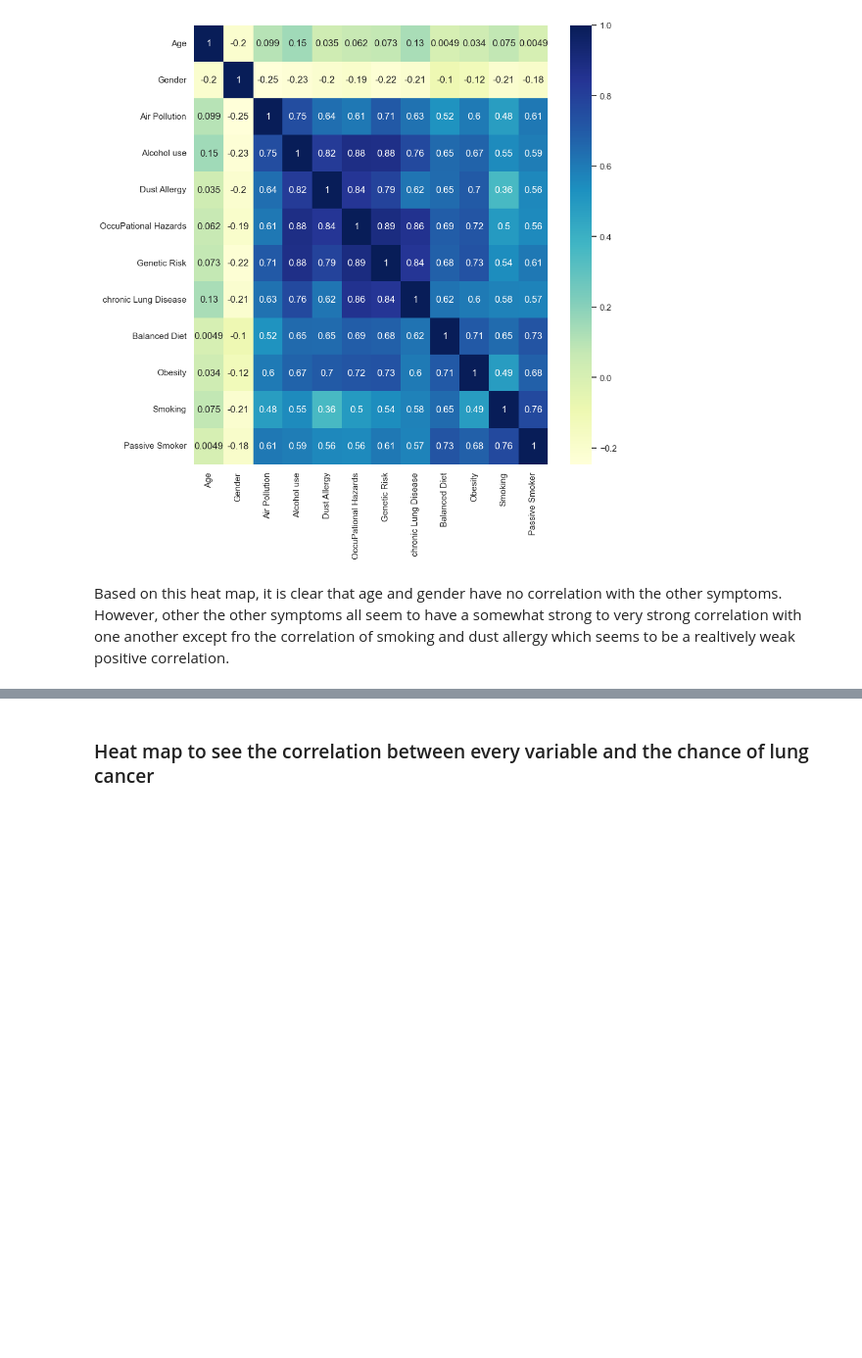
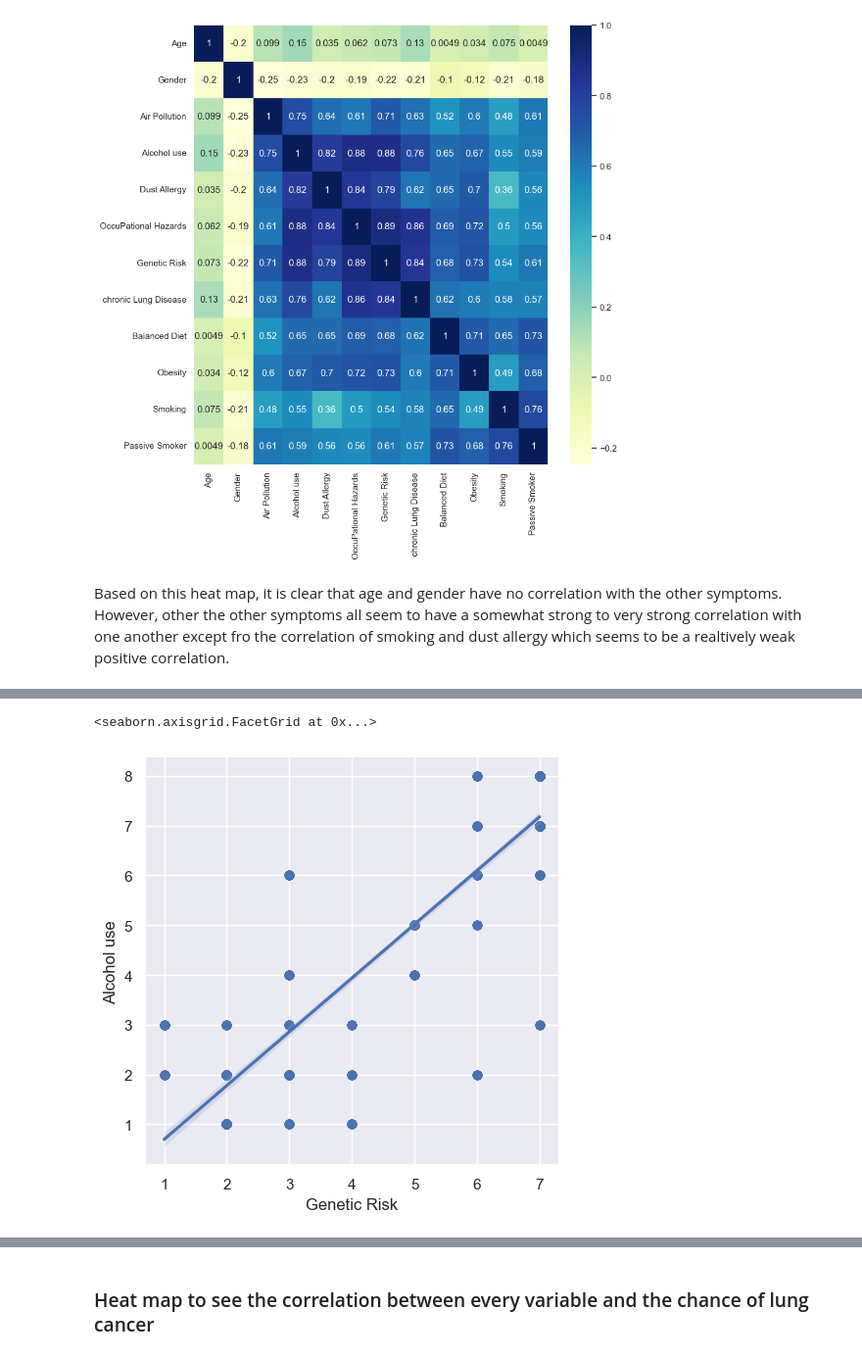
Before and after one commit to Graviton12/DS160_Final_Project_SZM, a Jupyter notebook: DS 160 Final Project SZM.ipynb, the cells around one changed output, grey strips where cells are left out. Shown at 98% size. Cells and saved outputs as stored; diff of their text form; code cells hidden in the pictures; blank space fills up the shorter version.

```diff
--- a/DS 160 Final Project SZM.ipynb
+++ b/DS 160 Final Project SZM.ipynb
@@ -389,0 +419,5 @@ Based on this heat map, it is clear that age and gender have no correlation with
+# %%
+sns.lmplot(x='Genetic Risk', y='Alcohol use', data=dataset)
+# %% [output]
+<seaborn.axisgrid.FacetGrid at 0x...>
+[figure, added]
```
Also changed, not shown: parts of 17 cells of this notebook.
